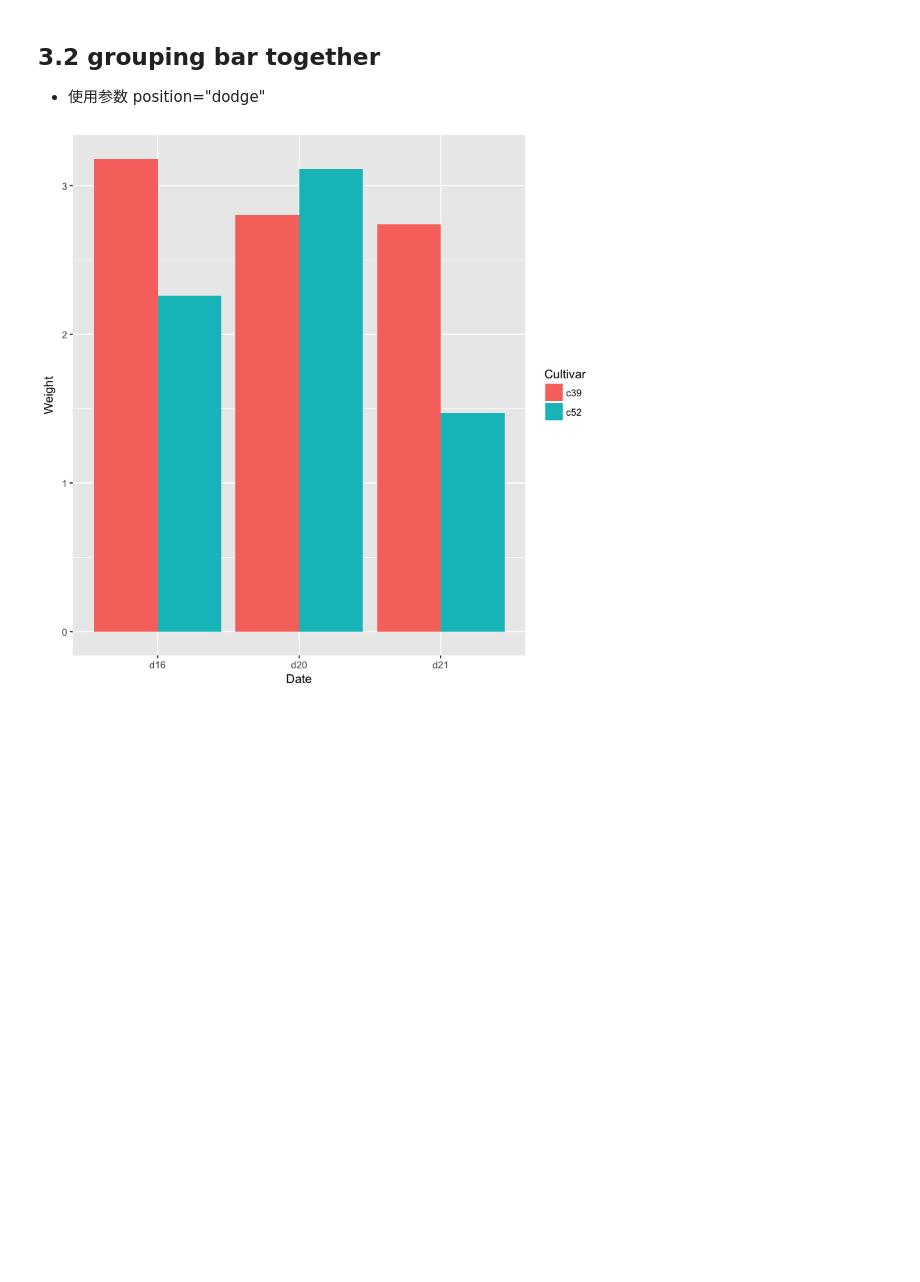
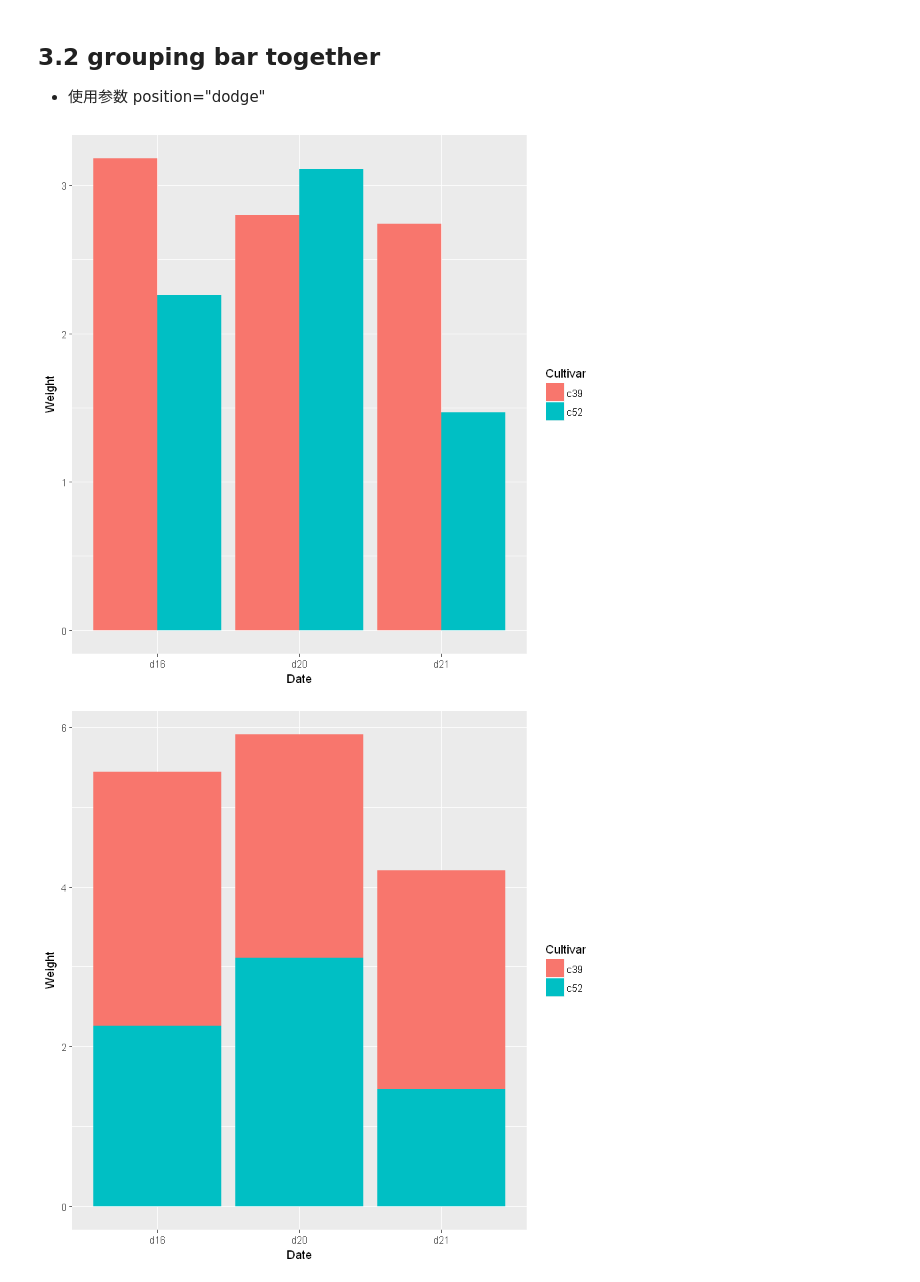
Before and after one commit to Harbes/python, a Jupyter notebook: R-project/R Graphics.ipynb, the cells around one changed output. Saved outputs shown, nothing was run; the diff lists cells and outputs as text; code cells hidden in the pictures; blank space fills up the shorter version.

```diff
--- a/R-project/R Graphics.ipynb
+++ b/R-project/R Graphics.ipynb
@@ -96,8 +97,3 @@ ggplot(pg_mean,aes(x=group,y=weight))+
 # %% [markdown]
 ## 3.2 grouping bar together
 * 使用参数 position="dodge"
-# %%
-ggplot(cabbage_exp,aes(x=Date,y=Weight,fill=Cultivar))+
-    geom_bar(stat="identity",position="dodge") # stat和position参数各指什么？？？
-# %% [output]
-[figure, removed]
@@ -107,0 +100,14 @@ ggplot(cabbage_exp, aes(x = Date, y = Weight, fill = Cultivar)) + geom_bar(stat=
+# %%
+# 疑问：stat和position参数各指什么？？？；
+ggplot(cabbage_exp,aes(x=Date,y=Weight,fill=Cultivar))+
+    geom_bar(stat="identity",position="dodge") # use position="dodge" to tell the bars to "dodge" each other horizontally, if you don't, you'll end up with a stacked bar plot
+ggplot(cabbage_exp,aes(x=Date,y=Weight,fill=Cultivar))+
+    geom_bar(stat="identity",position='stack') #equivalent to: geom_bar(stat="identity")
+
+# 设置其他
+ggplot(cabbage_exp,aes(x=Date,y=Weight,fill=Cultivar))+
+    geom_bar(stat='identity',position='dodge',colour='black')+ # 注意，不要遗漏 stat参数，感觉上它和position参数是一起的；此处的 color 是边框颜色
+    scale_fill_brewer(palette='Pastel1') # scale_fill_brewer填充bar的颜色；后面的 scale_fill_manual也是如此
+# %% [output]
+[figure, added]
+[figure, added]
```
Also changed, not shown: parts of 11 cells of this notebook.
